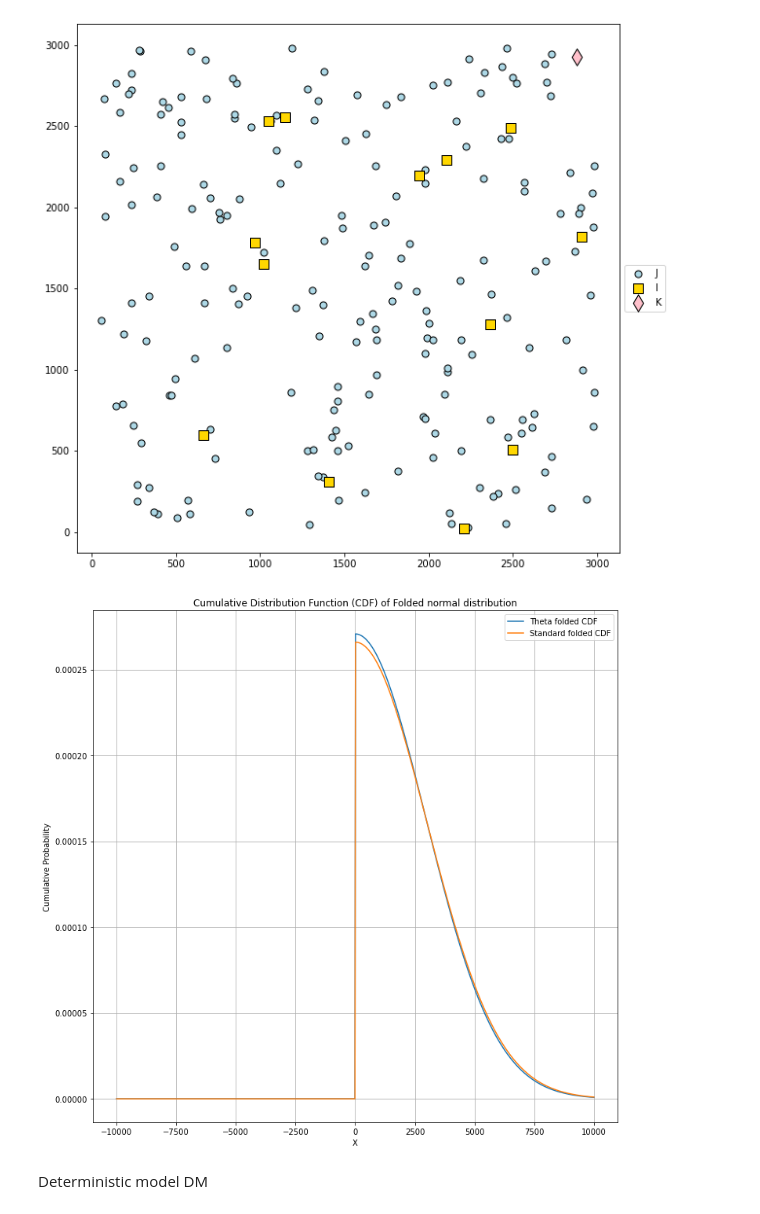
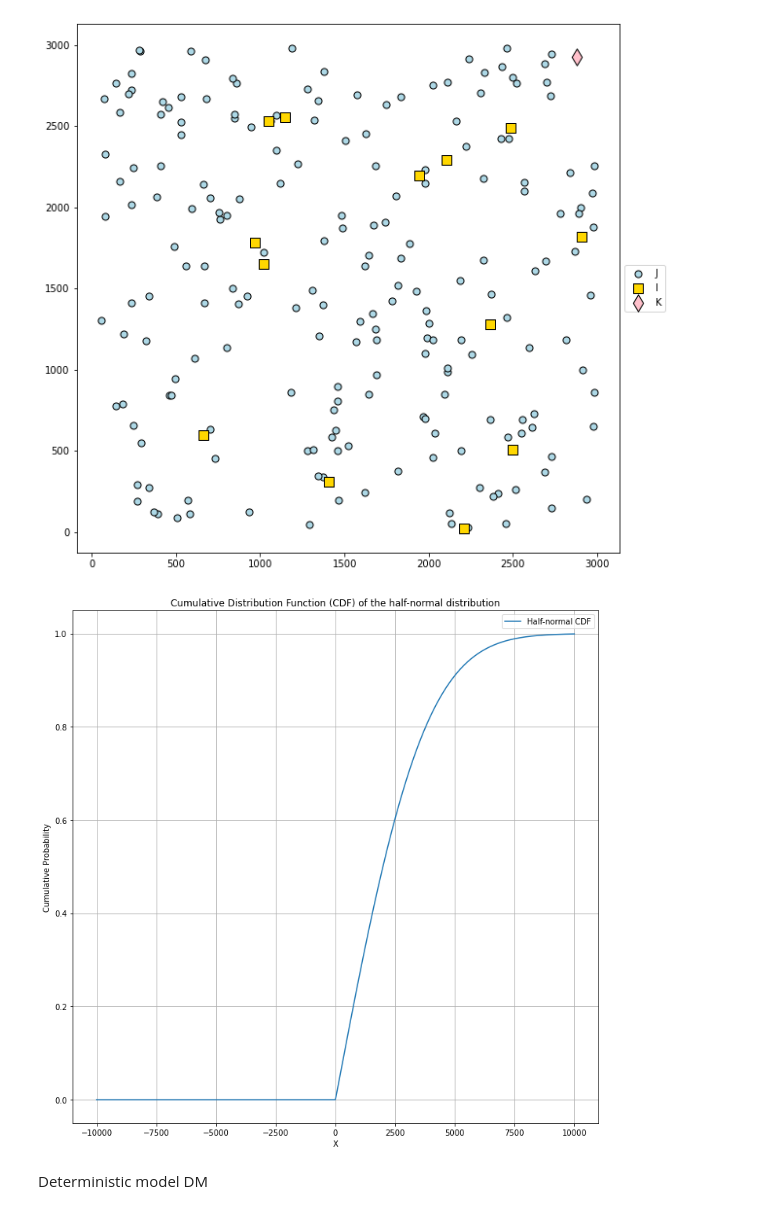
Before and after one commit to petrenaa/Stochastic_Programming_Relaxations, a Jupyter notebook: CODE.ipynb, the cells around one changed output. Saved outputs shown, nothing was run; the diff lists cells and outputs as text; code cells hidden in the pictures.

```diff
--- a/CODE.ipynb
+++ b/CODE.ipynb
@@ -309,21 +309,21 @@ for i in I.index:
 r = len(theta_ran_i.keys()) #r-variate random vector theta
 # %%
 x = np.linspace(-10000, 10000, 1000)  # Generate 1000 points from 0 to 5
-cdf = theta_ran_i['i0'].pdf(x)
-cdf_foldnorm = foldnorm.pdf(x, c=0, loc=0, scale=3000)
-cdf_norm = norm.pdf(x, loc=0, scale=1)
+cdf = theta_ran_i['i0'].cdf(x)
+#cdf_foldnorm = foldnorm.cdf(x, c=0, loc=0, scale=3000)
+#cdf_norm = norm.pdf(x, loc=0, scale=1)
 plt.figure(figsize=(12, 12))
-plt.plot(x, cdf, label='Theta folded CDF')
-plt.plot(x, cdf_foldnorm, label='Standard folded CDF')
+plt.plot(x, cdf, label='Half-normal CDF')
+#plt.plot(x, cdf_foldnorm, label='Standard folded CDF')
 #plt.plot(x, cdf_norm, label='Standard CDF')
-plt.title('Cumulative Distribution Function (CDF) of Folded normal distribution')
+plt.title('Cumulative Distribution Function (CDF) of the half-normal distribution')
 plt.xlabel('X')
 plt.ylabel('Cumulative Probability')
 plt.grid(True)
 plt.legend()
 plt.show()
 # %% [output]
-[figure, old version]
+[figure, new version]
 # %% [markdown]
 Deterministic model DM
 # %%
```
Also changed, not shown: parts of 12 cells of this notebook.
